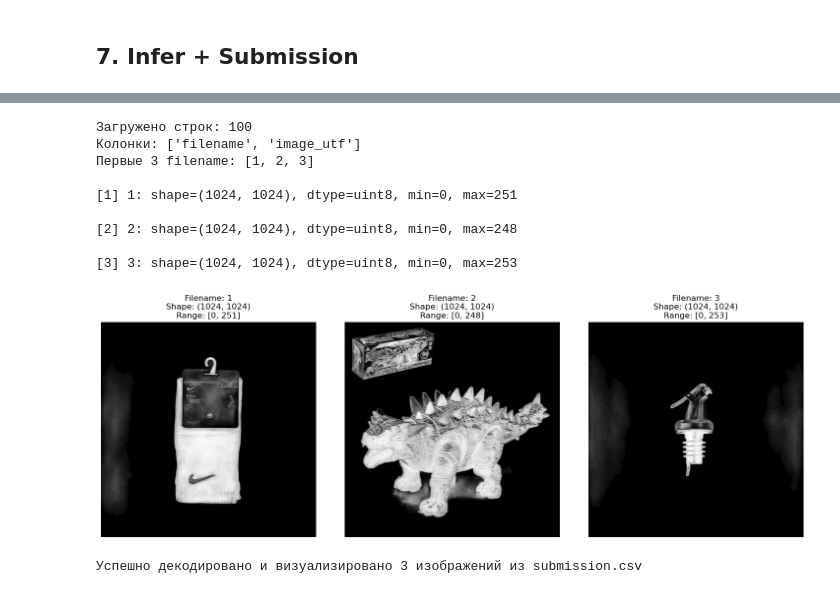
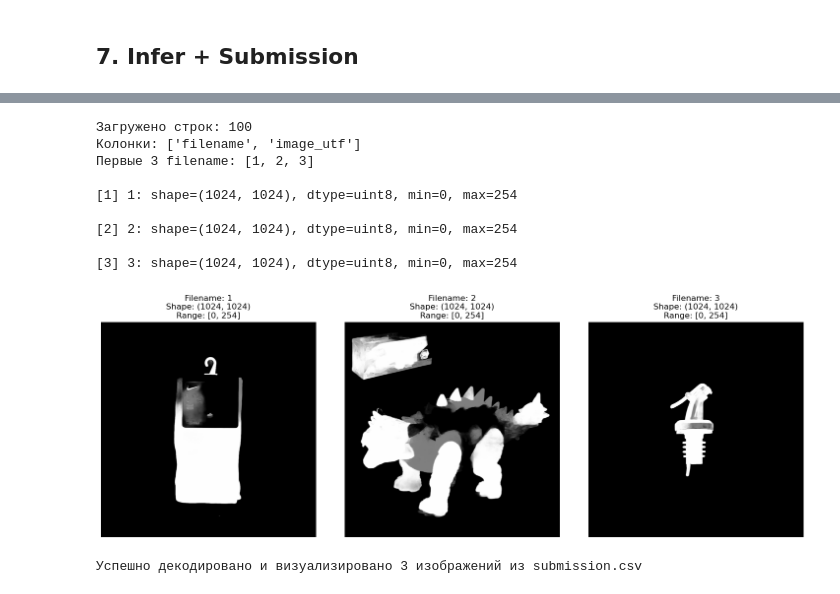
Before and after one commit to DEsterossa/Ecom_CV, a Jupyter notebook: 01_clean.ipynb, the cells around one changed output, grey strips where cells are left out. Cells and saved outputs as stored; diff of their text form; code cells hidden in the pictures.

Commit message:
Update 01_clean.ipynb and add new notebooks and submissions

```diff
--- a/01_clean.ipynb
+++ b/01_clean.ipynb
@@ -55,10 +55,10 @@ VAL_SIZE   = (1024, 1024)
 TRAIN_BATCH = 4
 VAL_BATCH   = 1
 
-LIMIT_DATA = 10
+LIMIT_DATA = 30
 
-NUM_EPOCHS = 1
-LR = 1e-4
+NUM_EPOCHS = 2
+LR = 5e-5
 RUN_TRAINING = True
 # %% [markdown]
 ## 3. Dataset + Transforms
@@ -327,16 +394,16 @@ train_ds = CsvAlphaDataset(
     augment=train_aug,
     limit=LIMIT_DATA,
     xray_aug_p=0.9,
-    xray_obj_floor_range=(0.10, 0.25),
-    xray_k_range=(0.35, 0.70),
-    xray_w_volume=0.60,  # вес объёма (CLAHE)
-    xray_w_struct=0.40,  # вес структуры (DoG + grad)
-    xray_struct_mod=0.30,  # модулятор структуры (детали слегка модулируют volume)
-    xray_clahe_clip=2.0,
-    xray_clahe_grid=16,
-    xray_dog_scales=(1.0, 2.0, 4.0, 8.0),  # multi-scale DoG для средних частот
-    xray_grad_w=0.15,  # вес градиентов для деталей (пуговицы, складки)
-    xray_blur_after=1.2
+    xray_obj_floor_range=(0.35, 0.55),  # поднят floor чтобы убрать "тотальную серость"
+    xray_obj_amp_range=(0.25, 0.45),  # уменьшен amp чтобы база не раздувала всё в белое
+    xray_obj_max_range=(0.85, 0.97),  # ceiling для объекта чтобы избежать "белой заливки"
+    xray_detail_k_range=(0.6, 1.2),  # k для экспоненциальной модуляции деталей
+    xray_bg_base_range=(0.08, 0.16),  # ~20..40 в uint8
+    xray_bg_noise_amp=0.02,  # амплитуда шума для фона
+    xray_bg_noise_sigma=64.0,  # очень мягкий шум для фона
+    xray_low_freq_sigma=10.0,  # sigma для low-freq размытия
+    xray_texture_thick_sigma_range=(0.6, 1.2),  # мягкое утолщение texture (не убивает мелочь)
+    xray_unsharp_amount_range=(0.3, 0.6)  # unsharp для micro-контраста внутри объекта
 )
 
 val_ds = CsvAlphaDataset(VAL_CSV, size=VAL_SIZE, augment=None, limit=LIMIT_DATA)
@@ -995,7 +1078,7 @@ import matplotlib.pyplot as plt
 from pathlib import Path
 
 # Путь к submission файлу
-submission_path = Path("outputs/experiments/exp_001/submission_20.csv")
+submission_path = Path("outputs/experiments/exp_001/submission_18.csv")
 #submission_path = Path("data/example_submission.csv")
 
 if not submission_path.exists():
@@ -1022,35 +1105,35 @@ else:
 
     for i in range(n_show):
         fn = df.loc[i, "filename"]
         b64 = df.loc[i, "image_utf"]
 
         try:
             im = decode_png(b64)
             arr = np.array(im)
 
             axes[i].imshow(arr, cmap="gray", vmin=0, vmax=255)
             axes[i].set_title(f"Filename: {fn}\nShape: {arr.shape}\nRange: [{arr.min()}, {arr.max()}]")
             axes[i].axis("off")
 
             print(f"\n[{i+1}] {fn}: shape={arr.shape}, dtype={arr.dtype}, min={arr.min()}, max={arr.max()}")
         except Exception as e:
             print(f"Ошибка при декодировании {fn}: {e}")
             axes[i].text(0.5, 0.5, f"Error:\n{str(e)}", ha="center", va="center")
             axes[i].axis("off")
 
     plt.tight_layout()
     plt.show()
 
     print(f"\nУспешно декодировано и визуализировано {n_show} изображений из submission.csv")
 # %% [output]
 Загружено строк: 100
 Колонки: ['filename', 'image_utf']
 Первые 3 filename: [1, 2, 3]
 
-[1] 1: shape=(1024, 1024), dtype=uint8, min=0, max=251
+[1] 1: shape=(1024, 1024), dtype=uint8, min=0, max=254
 
-[2] 2: shape=(1024, 1024), dtype=uint8, min=0, max=248
+[2] 2: shape=(1024, 1024), dtype=uint8, min=0, max=254
 
-[3] 3: shape=(1024, 1024), dtype=uint8, min=0, max=253
+[3] 3: shape=(1024, 1024), dtype=uint8, min=0, max=254
-[figure, old version]
+[figure, new version]
 Успешно декодировано и визуализировано 3 изображений из submission.csv
```
Also changed, not shown: parts of 5 cells of this notebook, 3 other files.
